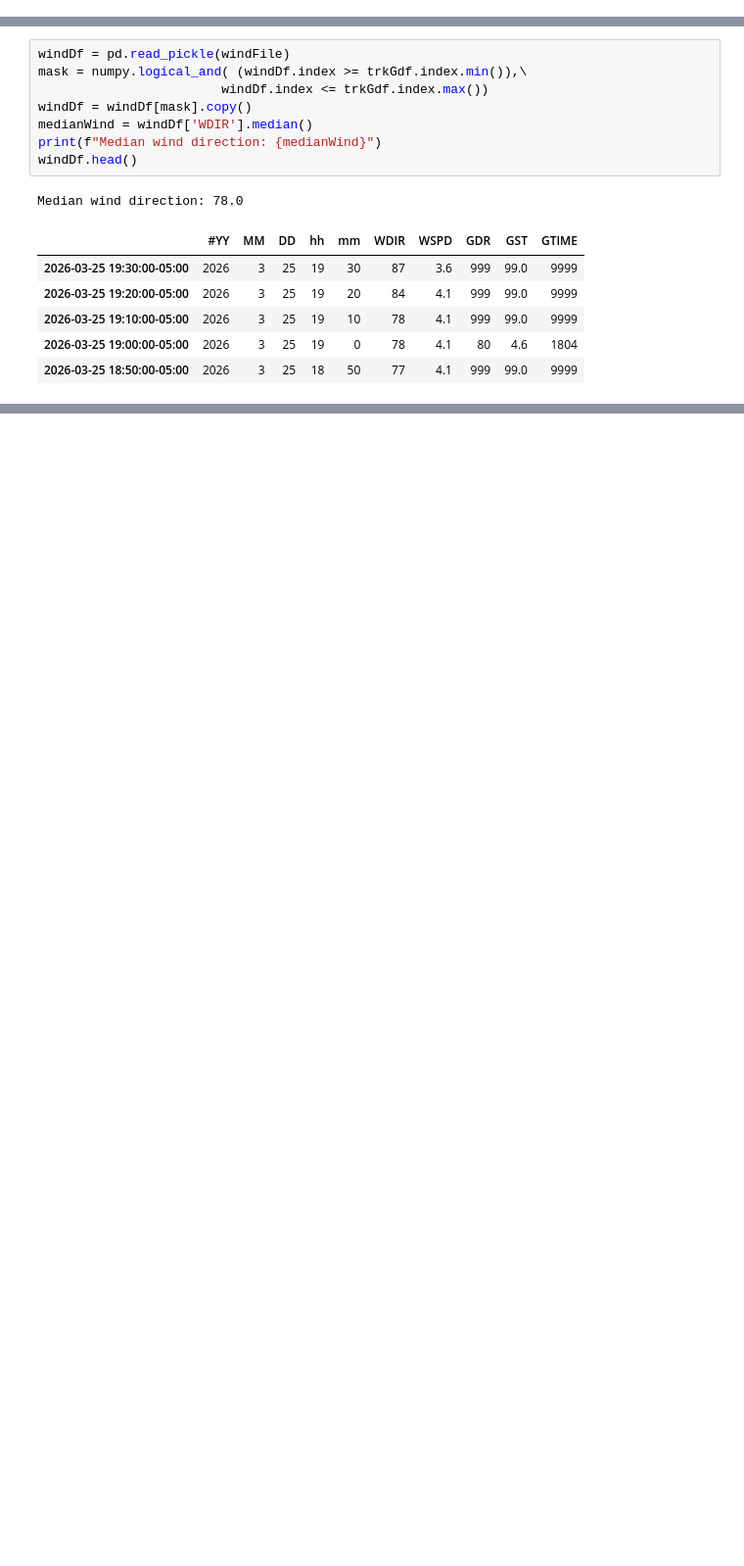
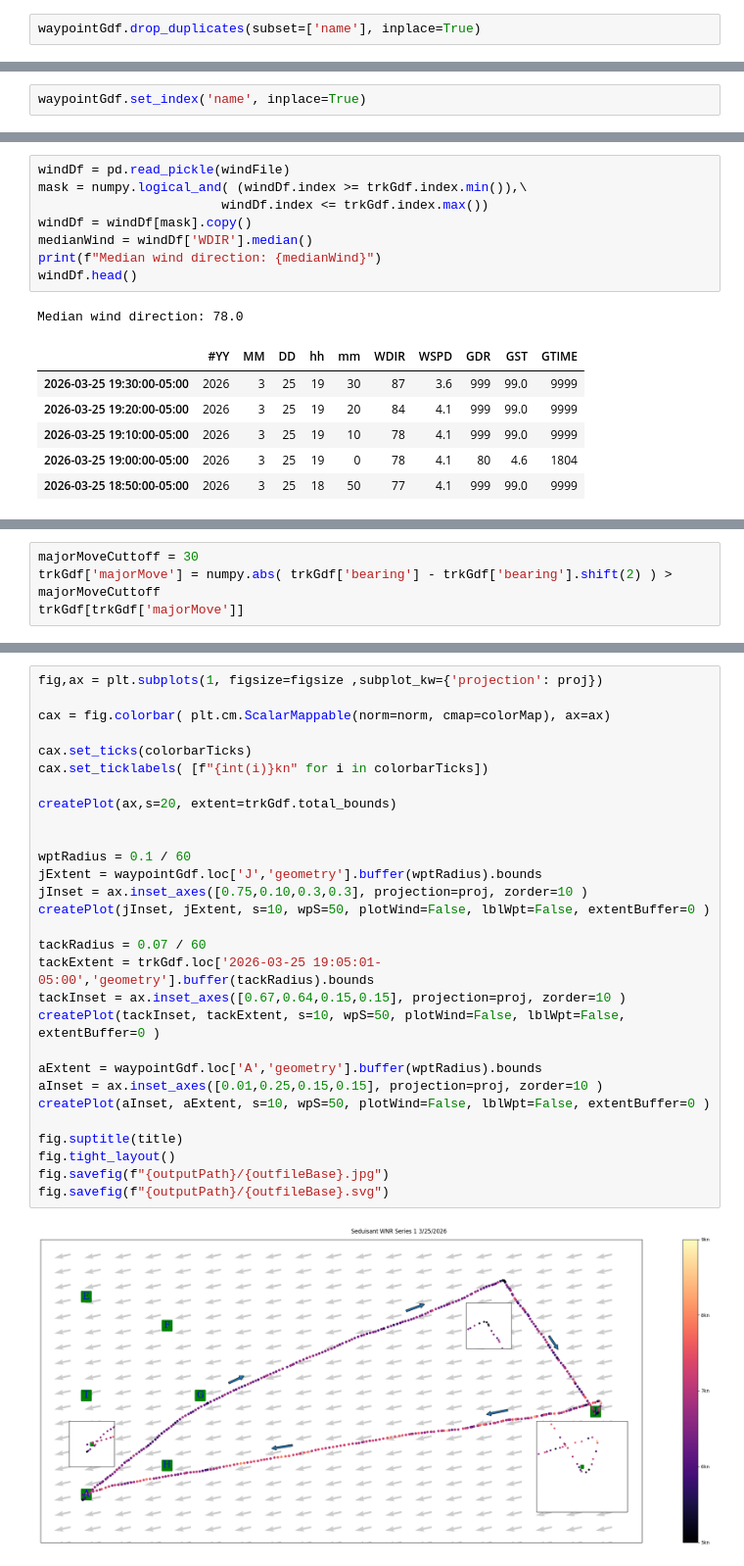
Before and after one commit to GarysCorner/RegattaTracking, a Jupyter notebook: 2026-03-25 Seduisant.ipynb, the cells around one changed output, grey strips where cells are left out. Shown at 98% size. Drawn from its saved outputs; the diff is of its cells as text; blank space fills up the shorter version.

Commit message:
Added inset subplots, reorganized to make that happen

```diff
--- a/2026-03-25 Seduisant.ipynb
+++ b/2026-03-25 Seduisant.ipynb
@@ -42,8 +41,12 @@ for child in waypointXML.getroot():
     wptList.append(data)
 
 waypointGdf = gpd.GeoDataFrame(data= pd.DataFrame.from_dict(wptList), geometry='geometry', crs='WGS84')
+# %%
+waypointGdf.drop_duplicates(subset=['name'], inplace=True)
 # %%
 waypointGdf['name'] = waypointGdf['name'].str.replace('"','').str.replace('SYC ','')
+# %%
+waypointGdf.set_index('name', inplace=True)
 # %%
 trkXML = ET.parse(trackFile)
 # %%
@@ -184,0 +180,4 @@ fig.tight_layout()
+# %%
+majorMoveCuttoff = 30
+trkGdf['majorMove'] = numpy.abs( trkGdf['bearing'] - trkGdf['bearing'].shift(2) ) > majorMoveCuttoff
+trkGdf[trkGdf['majorMove']]
@@ -184,0 +198,31 @@ fig.tight_layout()
+# %%
+fig,ax = plt.subplots(1, figsize=figsize ,subplot_kw={'projection': proj})
+
+cax = fig.colorbar( plt.cm.ScalarMappable(norm=norm, cmap=colorMap), ax=ax)
+
+cax.set_ticks(colorbarTicks)
+cax.set_ticklabels( [f"{int(i)}kn" for i in colorbarTicks])
+
+createPlot(ax,s=20, extent=trkGdf.total_bounds)
+
+
+wptRadius = 0.1 / 60
+jExtent = waypointGdf.loc['J','geometry'].buffer(wptRadius).bounds
+jInset = ax.inset_axes([0.75,0.10,0.3,0.3], projection=proj, zorder=10 )
+createPlot(jInset, jExtent, s=10, wpS=50, plotWind=False, lblWpt=False, extentBuffer=0 )
+
+tackRadius = 0.07 / 60
+tackExtent = trkGdf.loc['2026-03-25 19:05:01-05:00','geometry'].buffer(tackRadius).bounds
+tackInset = ax.inset_axes([0.67,0.64,0.15,0.15], projection=proj, zorder=10 )
+createPlot(tackInset, tackExtent, s=10, wpS=50, plotWind=False, lblWpt=False, extentBuffer=0 )
+
+aExtent = waypointGdf.loc['A','geometry'].buffer(wptRadius).bounds
+aInset = ax.inset_axes([0.01,0.25,0.15,0.15], projection=proj, zorder=10 )
+createPlot(aInset, aExtent, s=10, wpS=50, plotWind=False, lblWpt=False, extentBuffer=0 )
+
+fig.suptitle(title)
+fig.tight_layout()
+fig.savefig(f"{outputPath}/{outfileBase}.jpg")
+fig.savefig(f"{outputPath}/{outfileBase}.svg")
+# %% [output]
+[figure, added]
```
Also changed, not shown: parts of 8 cells of this notebook.
